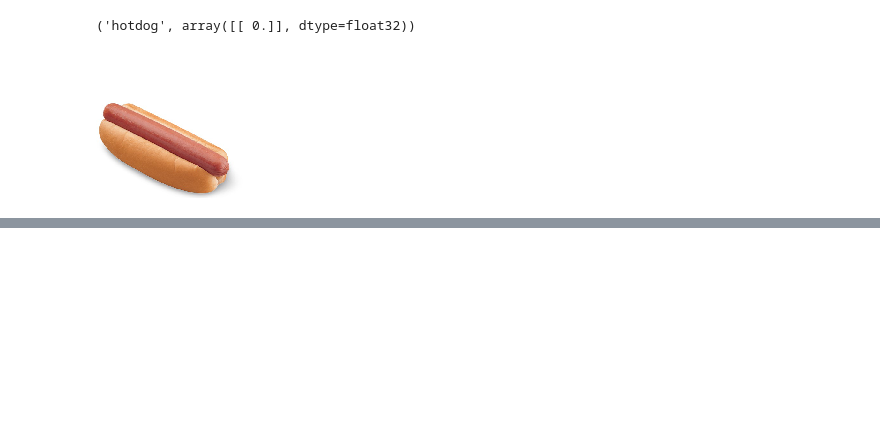
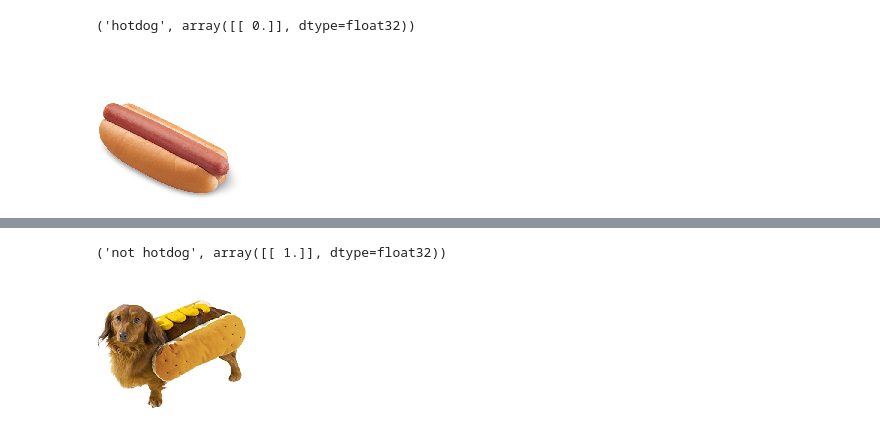
Before and after one commit to chadmckenna/not-hotdog, a Jupyter notebook: notebooks/NotHotdog_Model_Skewed.ipynb, the cells around one changed output, grey strips where cells are left out. Cells and saved outputs as stored; diff of their text form; code cells hidden in the pictures; blank space fills up the shorter version.

```diff
--- a/notebooks/NotHotdog_Model_Skewed.ipynb
+++ b/notebooks/NotHotdog_Model_Skewed.ipynb
@@ -162,0 +184,7 @@ display(hotdog_img3)
+# %%
+hotdog_imgd = load_img('../test/hotdog/6.jpg', False, target_size=(img_width, img_height))
+print(predict(hotdog_imgd))
+display(hotdog_imgd)
+# %% [output]
+('not hotdog', array([[ 1.]], dtype=float32))
+[figure, added]
```
Also changed, not shown: parts of 4 cells of this notebook, 6 other files.
